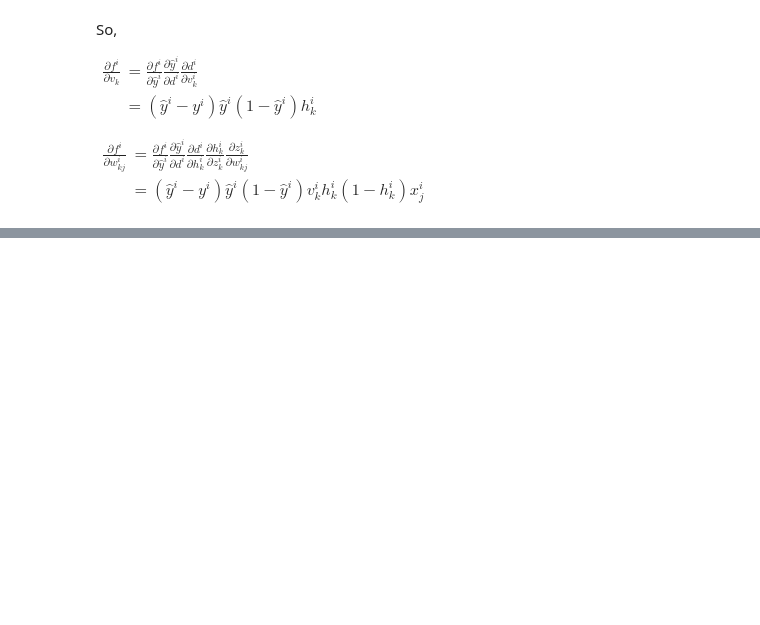
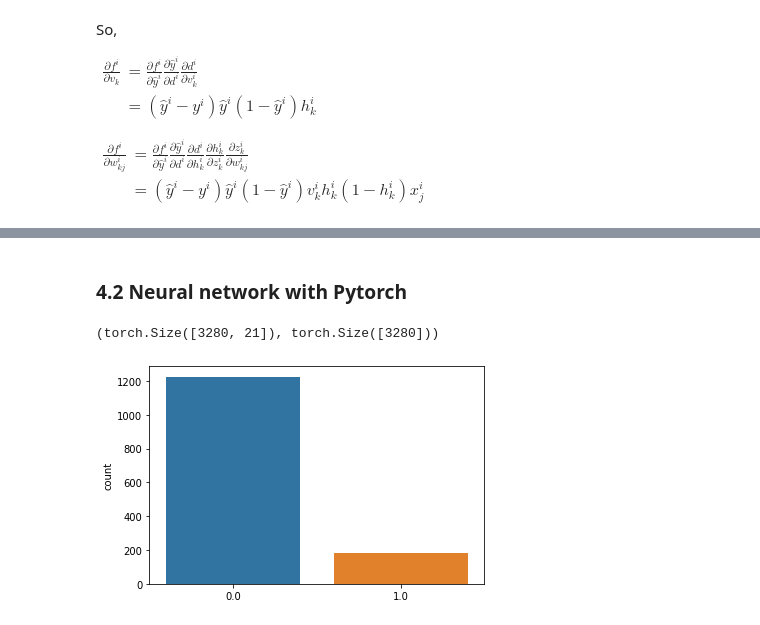
Before and after one commit to keshuw726/CS532-Course-Project, a Jupyter notebook: code/CS532_Project_Asteroids_Classification.ipynb, the cells around one changed output, grey strips where cells are left out. Saved outputs shown, nothing was run; the diff lists cells and outputs as text; code cells hidden in the pictures; blank space fills up the shorter version.

Commit message:
Update neural networks

```diff
--- a/code/CS532_Project_Asteroids_Classification.ipynb
+++ b/code/CS532_Project_Asteroids_Classification.ipynb
@@ -1116,0 +1131,2 @@ Test accuracy: 97.46951219512195 %
+# %% [markdown]
+### 4.2 Neural network with Pytorch
@@ -1116,0 +1137,16 @@ Test accuracy: 97.46951219512195 %
+# %%
+# y_train[y_==False] = 0
+X_train_t = torch.from_numpy(X_train).float()
+y_train_t = torch.squeeze(torch.from_numpy(y_train).float())
+y_train_t[y_train_t==-1] = 0
+X_test_t = torch.from_numpy(X_test).float()
+y_test_t = torch.squeeze(torch.from_numpy(y_test).float())
+y_test_t[y_test_t==-1] = 0
+# %%
+X_train_t.shape, y_train_t.shape
+# %% [output]
+(torch.Size([3280, 21]), torch.Size([3280]))
+# %%
+sns.countplot(np.asarray(y_test_t));
+# %% [output]
+[figure, added]
```
Also changed, not shown: parts of 22 cells of this notebook.
